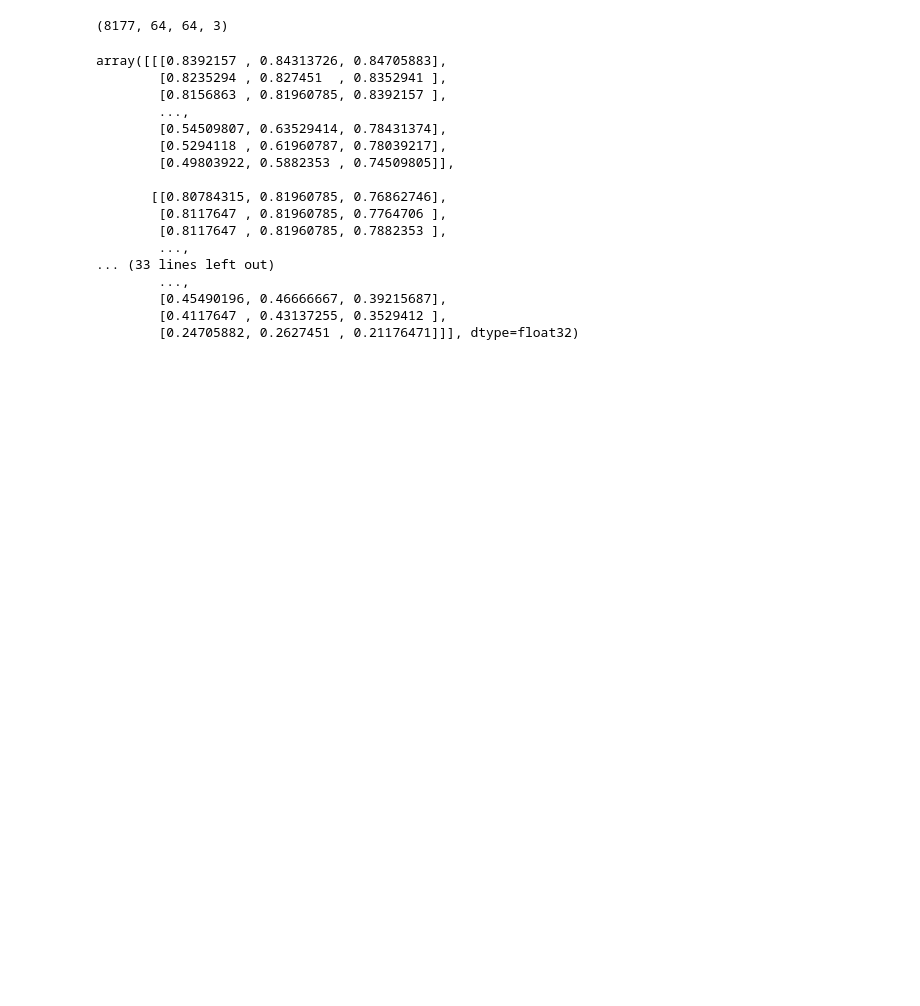
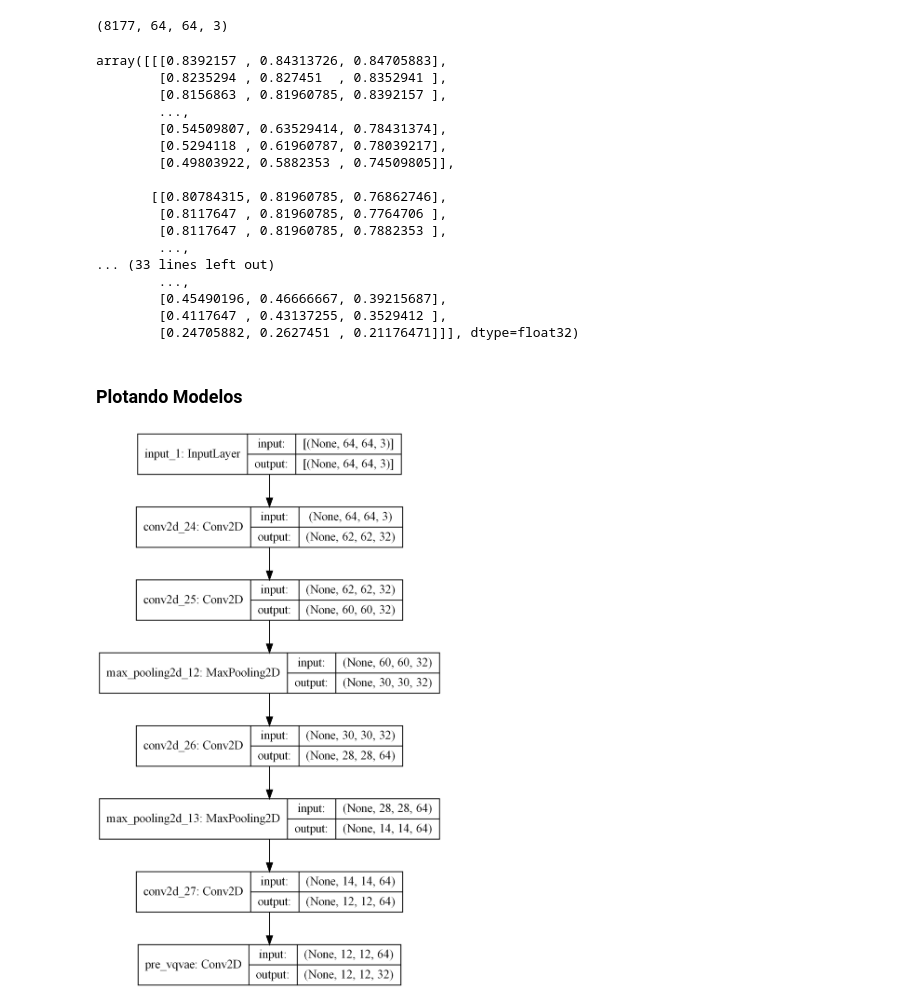
Before and after one commit to vector-b/VAE-Dogs, a Jupyter notebook: VAE-Dogs.ipynb, the cells around one changed output. Saved outputs shown, nothing was run; the diff lists cells and outputs as text; code cells hidden in the pictures; blank space fills up the shorter version.

```diff
--- a/VAE-Dogs.ipynb
+++ b/VAE-Dogs.ipynb
@@ -218,0 +215,6 @@ encoder = Model(input_img, enc)
+# %% [markdown]
+### Plotando Modelos
+# %%
+plot_model(encoder, show_shapes=True, dpi=300)
+# %% [output]
+[figure, added]
```
Also changed, not shown: parts of 22 cells of this notebook, 2 other files.
